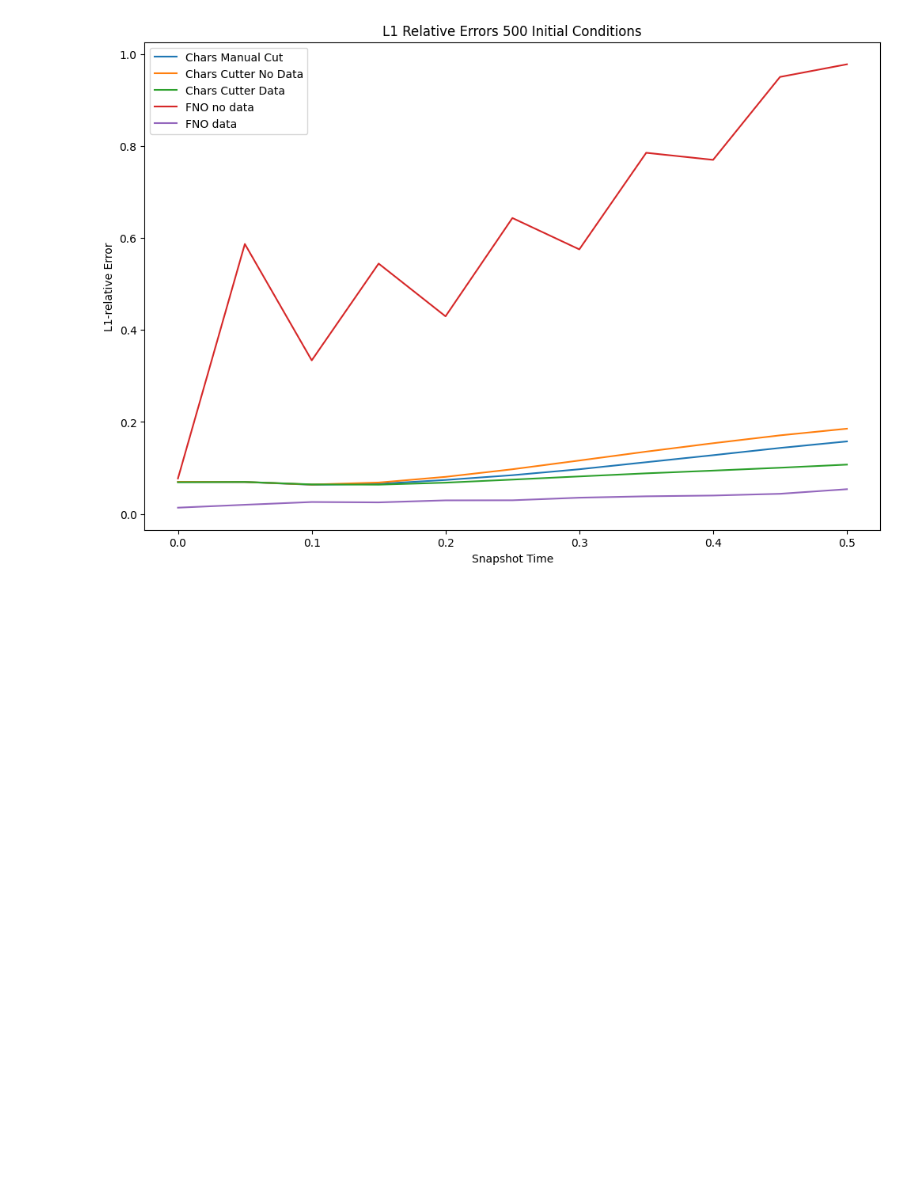
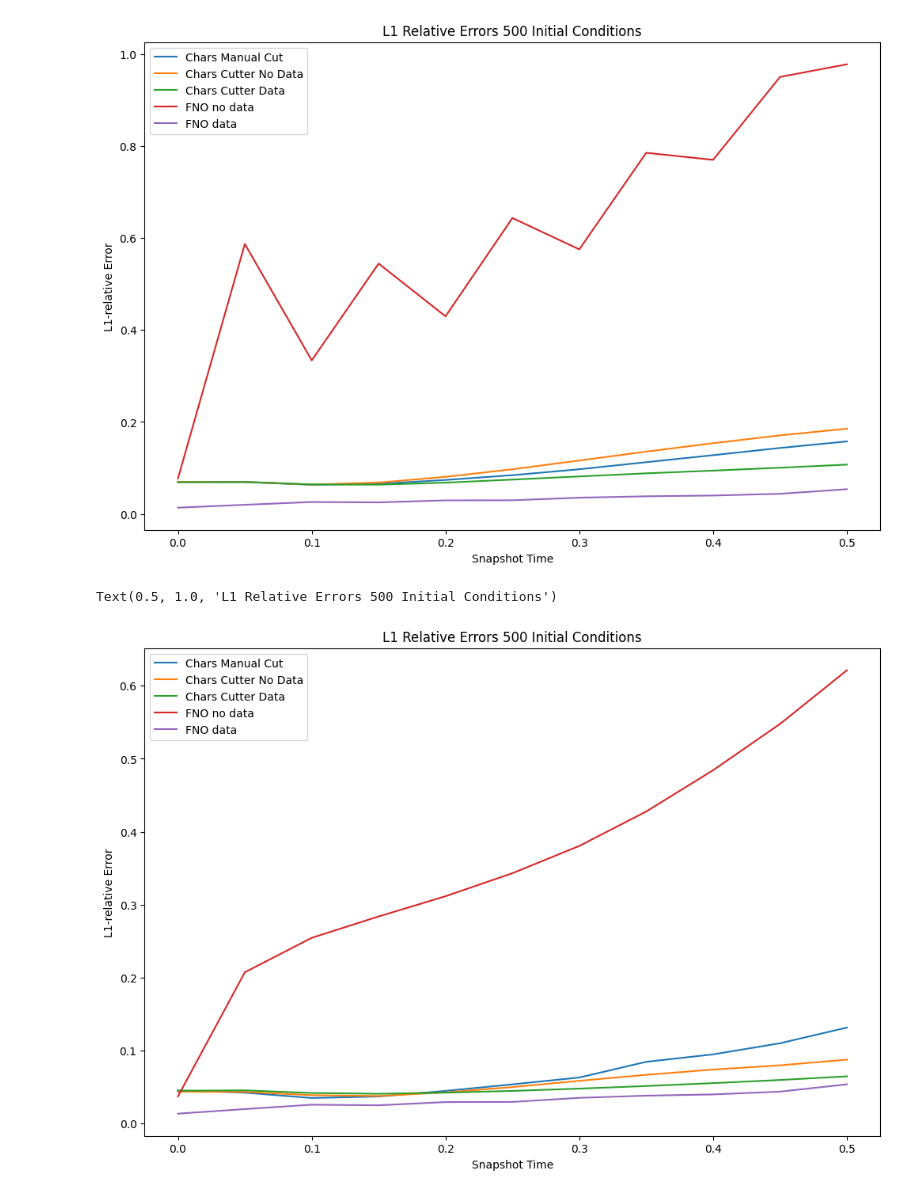
Before and after one commit to nhungpham-418/PI-FNO-reproduce, a Jupyter notebook: Results/test_2d_burgers_xy100_physics.ipynb, the cells around one changed output. Cells and saved outputs as stored; diff of their text form; code cells hidden in the pictures; blank space fills up the shorter version.

```diff
--- a/Results/test_2d_burgers_xy100_physics.ipynb
+++ b/Results/test_2d_burgers_xy100_physics.ipynb
@@ -547,3 +550,26 @@ plt.title("L1 Relative Errors 500 Initial Conditions")
 # %% [output]
 Text(0.5, 1.0, 'L1 Relative Errors 500 Initial Conditions')
 [figure]
+# %%
+l1_manual = np.load("/home/tp526/Characteristics/Characteristics-Net/Results/errors/burgers_2d_post_manual_relative_l1.npy")
+l1_cutter_no_data = np.array([0.04367604, 0.04350868, 0.038968, 0.03784776, 0.04281697, 0.05002744, 0.05864872, 0.06684641, 0.07406593, 0.07987067, 0.08766793])
+l1_cutter_data = np.array([0.04507284, 0.04556734, 0.04197524, 0.04083678, 0.04240464, 0.04483353, 0.04792323, 0.05152054, 0.05546972, 0.05978041, 0.06476003])
+l1_fno_no_data = np.array([0.03729195, 0.20742485, 0.2546008, 0.28391418, 0.31162032, 0.34316844, 0.3805836, 0.42774433, 0.48435116, 0.5477493, 0.6212848])
+
+l1_fno_data = np.array([0.0136, 0.0199, 0.0259, 0.0251, 0.0295, 0.0297, 0.0353, 0.0383, 0.0400, 0.0438, 0.0538])
+
+
+plt.figure(figsize=(12, 8))
+x = np.linspace(0, 0.5, 11)
+plt.plot(x, l1_manual.mean(axis=0), label="Chars Manual Cut")
+plt.plot(x, l1_cutter_no_data, label="Chars Cutter No Data")
+plt.plot(x, l1_cutter_data, label="Chars Cutter Data")
+plt.plot(x, l1_fno_no_data, label="FNO no data")
+plt.plot(x, l1_fno_data, label="FNO data")
+plt.xlabel("Snapshot Time")
+plt.ylabel("L1-relative Error")
+plt.legend()
+plt.title("L1 Relative Errors 500 Initial Conditions")
+# %% [output]
+Text(0.5, 1.0, 'L1 Relative Errors 500 Initial Conditions')
+[figure, added]
```
Also changed, not shown: parts of 7 cells of this notebook, 6 other files.
